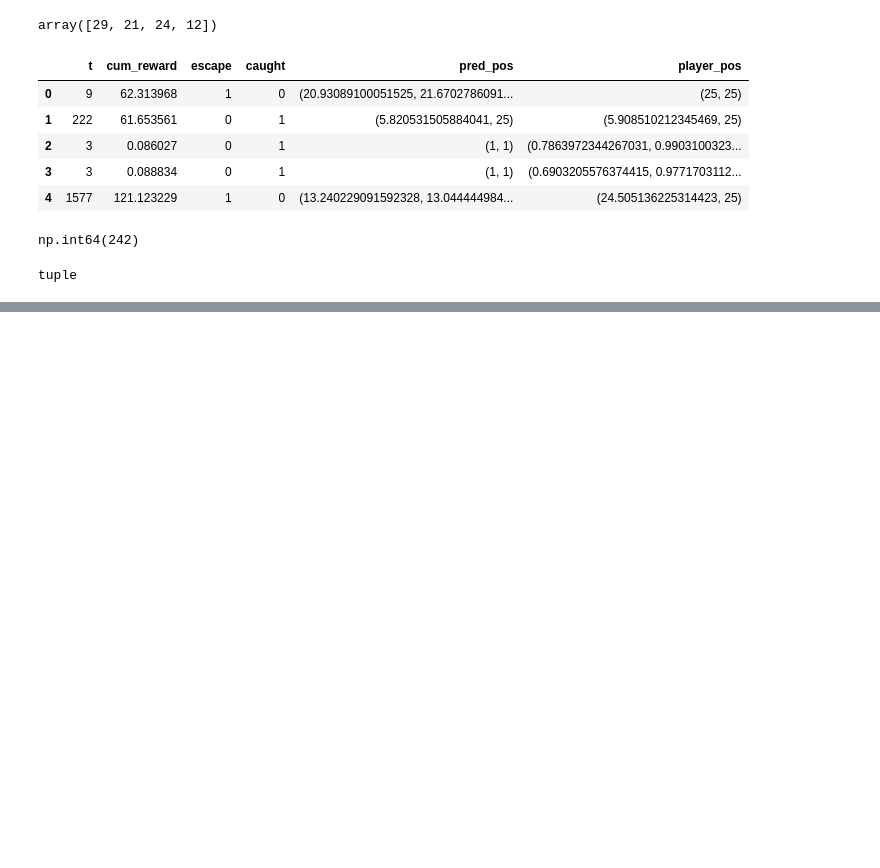
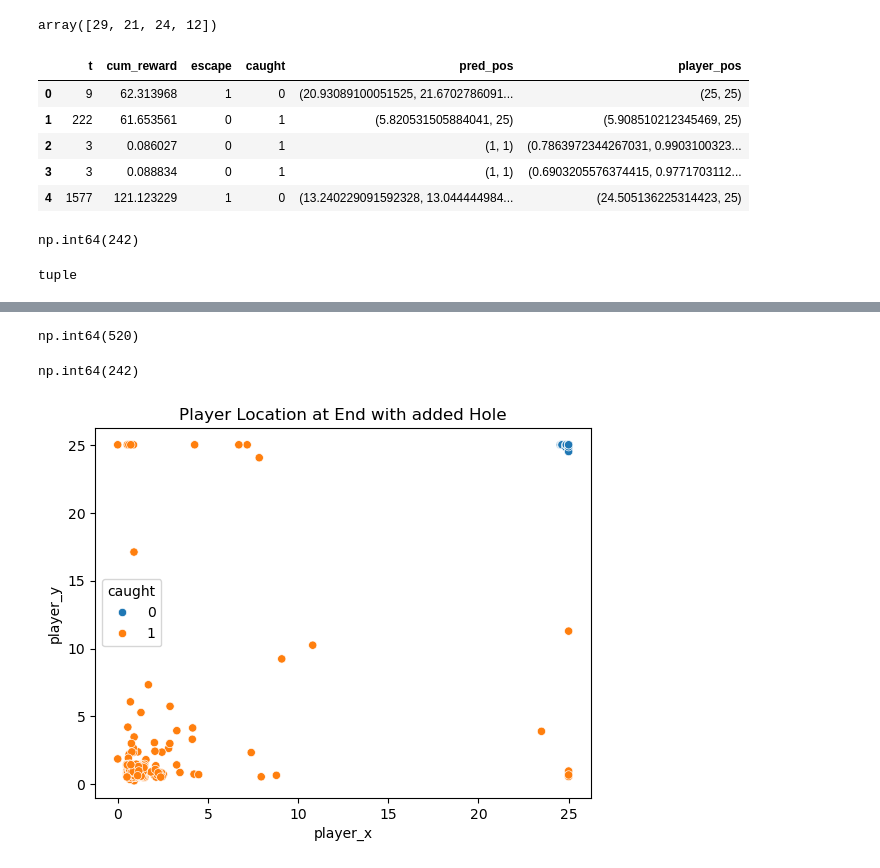
Before and after one commit to halliganbs/csc5661, a Jupyter notebook: lab2/chase_envrion.ipynb, the cells around one changed output, grey strips where cells are left out. Drawn from its saved outputs; the diff is of its cells as text; code cells hidden in the pictures; blank space fills up the shorter version.

```diff
--- a/lab2/chase_envrion.ipynb
+++ b/lab2/chase_envrion.ipynb
@@ -200,0 +217,3 @@ g1 = sns.histplot(
+# %%
+dt = pd.DataFrame(data=data)
+dt.head()
@@ -200,0 +227,22 @@ g1 = sns.histplot(
+# %%
+dt['caught'].sum()
+# %% [output]
+np.int64(520)
+# %%
+df['caught'].sum()
+# %% [output]
+np.int64(242)
+# %%
+dt[['player_x', 'player_y']] = pd.DataFrame(dt['player_pos'].tolist(), index=dt.index)
+# %%
+g = sns.scatterplot(
+    data=dt,
+    x='player_x',
+    y='player_y',
+    hue='caught'
+)
+g.set(title="Player Location at End with added Hole")
+fig = g.figure
+fig.savefig("images/chase_hard_locations.png", format='png')
+# %% [output]
+[figure, added]
```
Also changed, not shown: parts of 9 cells of this notebook, 14 other files.
